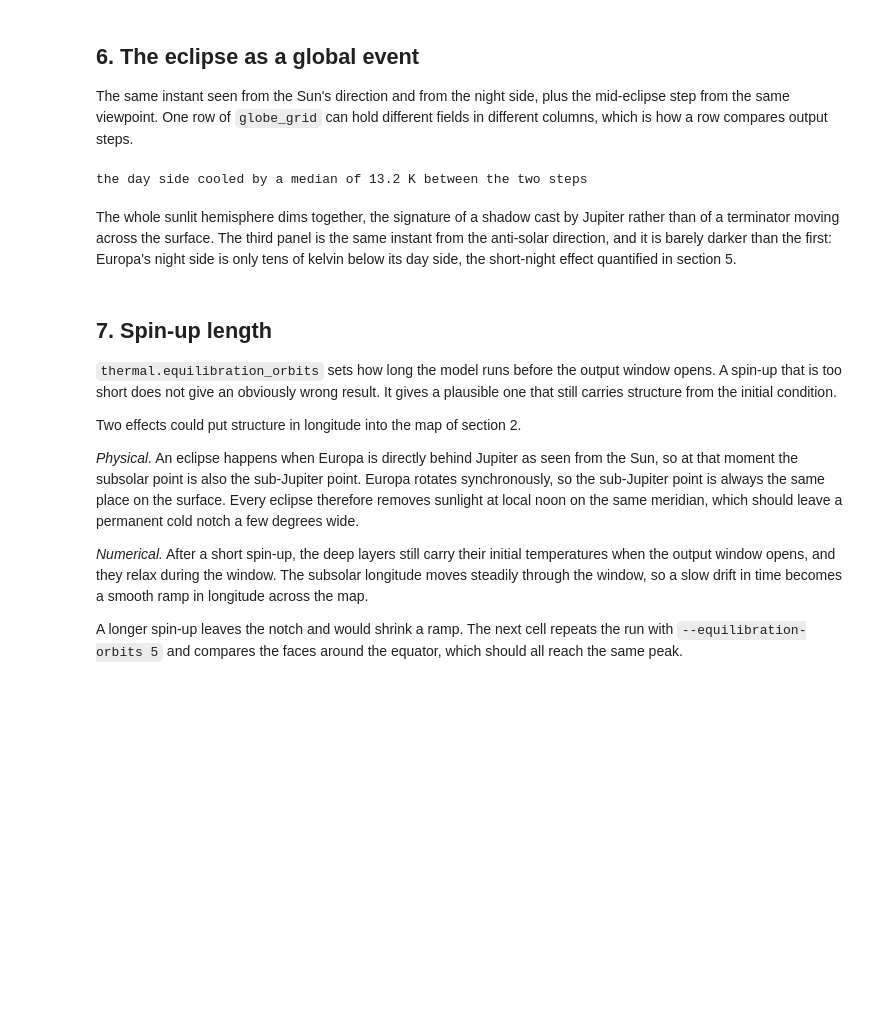
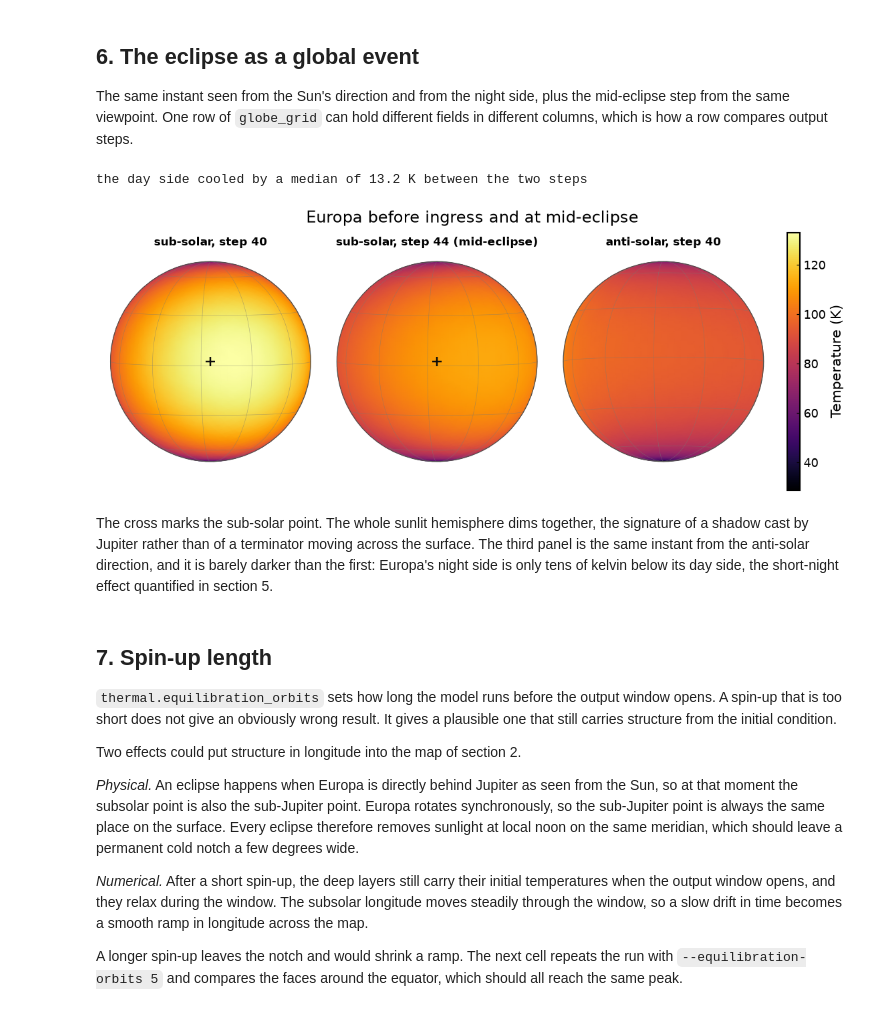
Before and after one commit to phayne/ptm3d, a Jupyter notebook: docs/tutorials/notebooks/02_europa_thermal.ipynb, the cells around one changed output. Saved outputs shown, nothing was run; the diff lists cells and outputs as text; code cells hidden in the pictures; blank space fills up the shorter version.

```diff
--- a/docs/tutorials/notebooks/02_europa_thermal.ipynb
+++ b/docs/tutorials/notebooks/02_europa_thermal.ipynb
@@ -233,21 +235,22 @@ different fields in different columns, which is how a row compares output steps.
 # %%
 before, dark = int(eclipse[0] - 1), int(eclipse[len(eclipse) // 2])
 sub = europa.subsolar_latlon(before)
 T_before, T_dark = europa.field("temperature", before), europa.field("temperature", dark)
 
 fig = europa.globe_grid(
     rows=[{"what": [T_before, T_dark, T_before], "label": "Temperature (K)", "mark": sub}],
     views=[(sub[0], sub[1], f"sub-solar, step {before}"),
            (sub[0], sub[1], f"sub-solar, step {dark} (mid-eclipse)"),
            (-sub[0], sub[1] + 180, f"anti-solar, step {before}")],
-    suptitle="One instant before ingress, one mid-eclipse; + marks the sub-solar point")
+    suptitle="Europa before ingress and at mid-eclipse")
 lit = T_before > 100.0
 print(f"the day side cooled by a median of {np.median(T_before[lit] - T_dark[lit]):.1f} K "
       f"between the two steps")
 # %% [output]
 the day side cooled by a median of 13.2 K between the two steps
+[figure, added]
 # %% [markdown]
-The whole sunlit hemisphere dims together, the signature of a shadow cast by
+The cross marks the sub-solar point. The whole sunlit hemisphere dims together, the signature of a shadow cast by
 Jupiter rather than of a terminator moving across the surface. The third panel
 is the same instant from the anti-solar direction, and it is barely darker than
 the first: Europa's night side is only tens of kelvin below its day side, the
```
Also changed, not shown: parts of 11 cells of this notebook, 3 other files.
